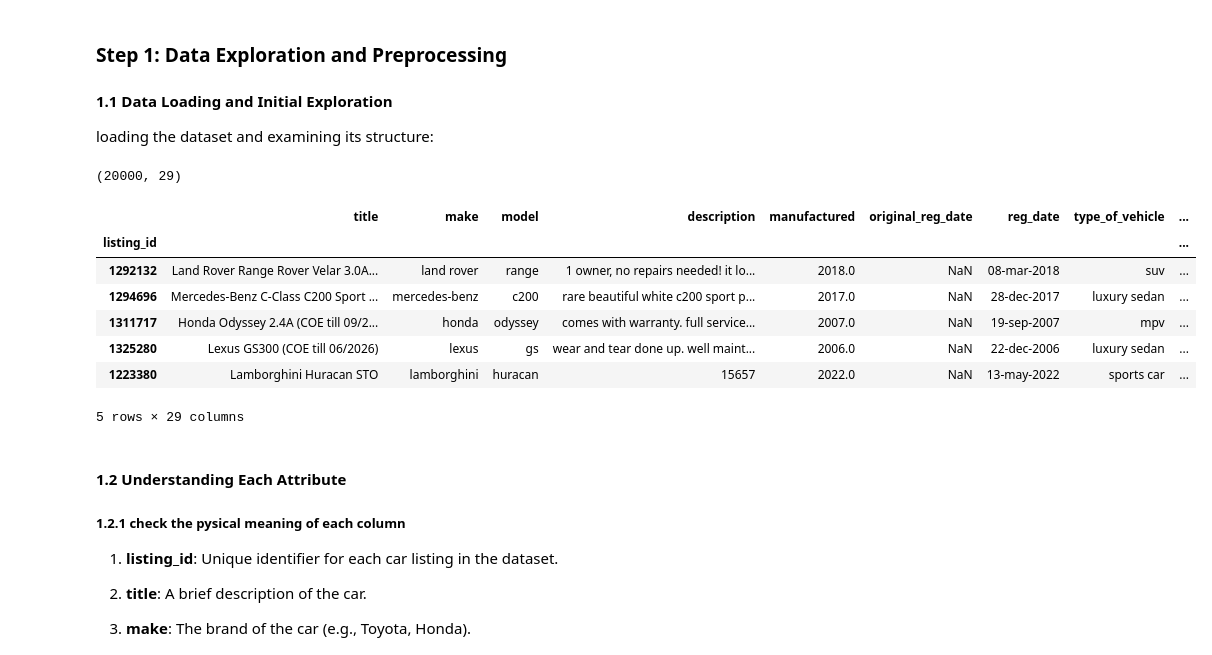
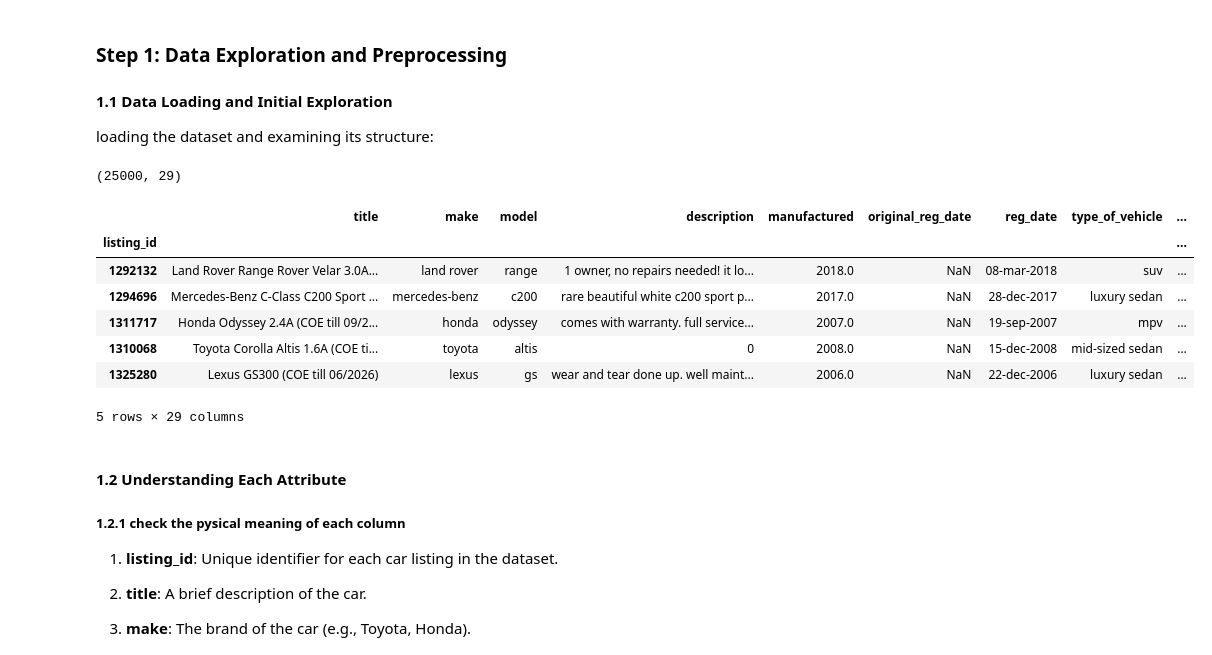
Before and after one commit to Qingbolan/nus-cs5228-group-20, a Jupyter notebook: preprocessing/2024-10-10-silan/for_train_data.ipynb, the cells around one changed output. Saved outputs shown, nothing was run; the diff lists cells and outputs as text; code cells hidden in the pictures.

```diff
--- a/preprocessing/2024-10-10-silan/for_train_data.ipynb
+++ b/preprocessing/2024-10-10-silan/for_train_data.ipynb
@@ -23,31 +22,31 @@ loading the dataset and examining its structure:
 # %%
 # load libraries
 import pandas as pd
 import numpy as np
 import matplotlib.pyplot as plt
 from sklearn.preprocessing import MultiLabelBinarizer
 from fuzzywuzzy import process
 import re
 import os
 
 # 设置图表风格
 # plt.style.use('seaborn')
 
 # load data
-data = pd.read_csv('../../data/for-experiment-raw/for_train.csv',index_col=0)
-# data = pd.read_csv('../../data/raw/train.csv',index_col=0)
+# data = pd.read_csv('../../data/for-experiment-raw/for_train.csv',index_col=0)
+data = pd.read_csv('../../data/raw/train.csv',index_col=0)
 
 print(data.shape)
 data.head()
 # %% [output]
-(20000, 29)
+(25000, 29)
 |  | title | make | model | description | manufactured | original_reg_date | reg_date | type_of_vehicle | ... |
 | listing_id |  |  |  |  |  |  |  |  | ... |
 | 1292132 | Land Rover Range Rover Velar 3.0A... | land rover | range | 1 owner, no repairs needed! it lo... | 2018.0 | NaN | 08-mar-2018 | suv | ... |
 | 1294696 | Mercedes-Benz C-Class C200 Sport ... | mercedes-benz | c200 | rare beautiful white c200 sport p... | 2017.0 | NaN | 28-dec-2017 | luxury sedan | ... |
 | 1311717 | Honda Odyssey 2.4A (COE till 09/2... | honda | odyssey | comes with warranty. full service... | 2007.0 | NaN | 19-sep-2007 | mpv | ... |
+| 1310068 | Toyota Corolla Altis 1.6A (COE ti... | toyota | altis | 0 | 2008.0 | NaN | 15-dec-2008 | mid-sized sedan | ... |
 | 1325280 | Lexus GS300 (COE till 06/2026) | lexus | gs | wear and tear done up. well maint... | 2006.0 | NaN | 22-dec-2006 | luxury sedan | ... |
-| 1223380 | Lamborghini Huracan STO | lamborghini | huracan | 15657 | 2022.0 | NaN | 13-may-2022 | sports car | ... |
 5 rows × 29 columns
 # %% [markdown]
 #### 1.2 Understanding Each Attribute
```
Also changed, not shown: parts of 25 cells of this notebook, 7 other files.
